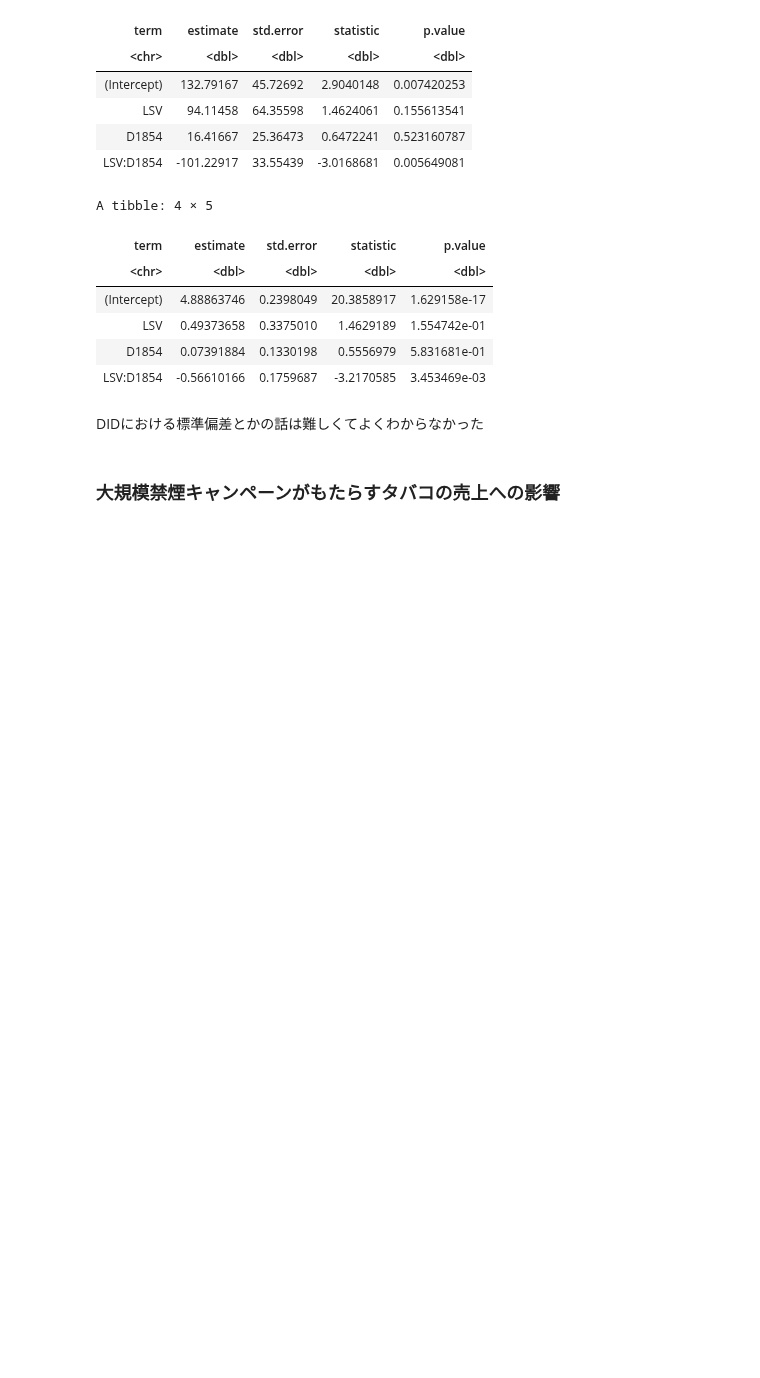
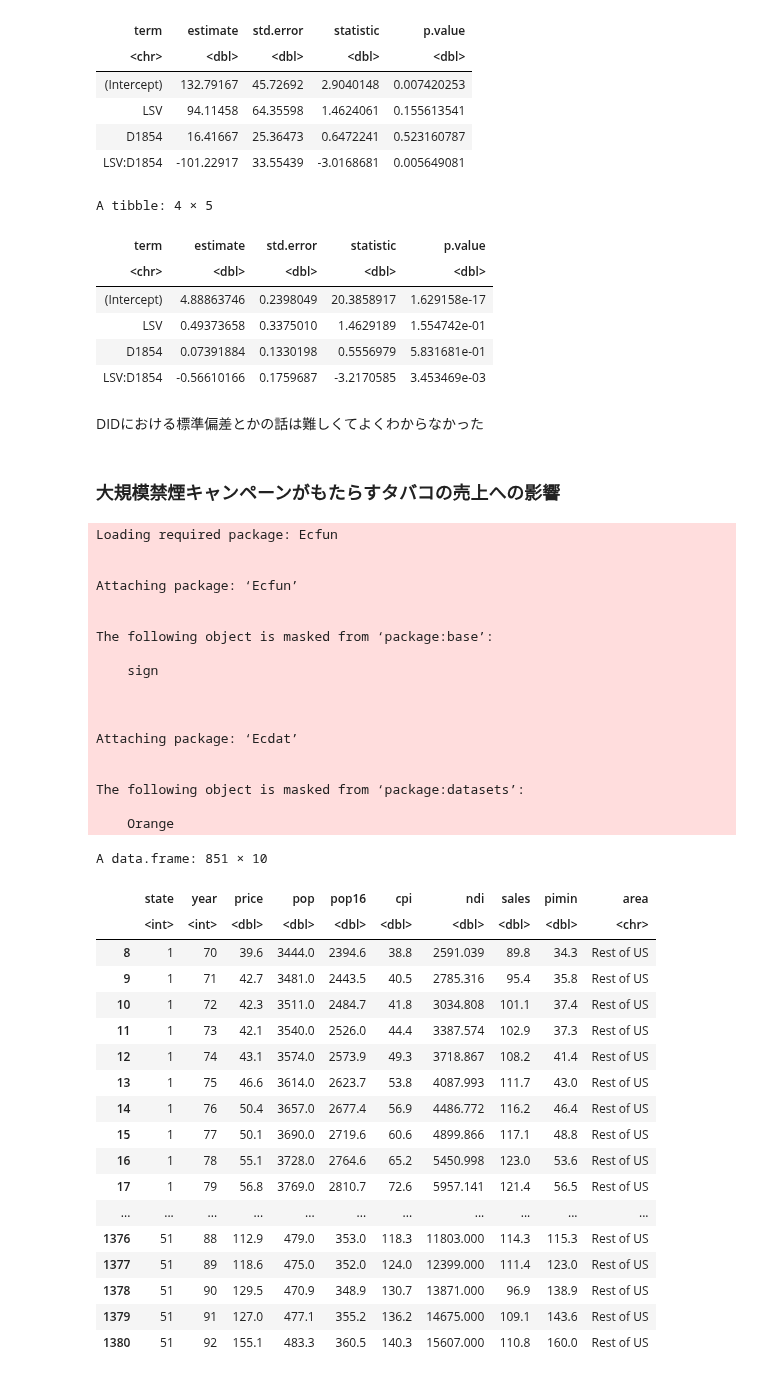
Before and after one commit to masakiaota/study, a Jupyter notebook: cibook/ch4_did.ipynb, the cells around one changed output. Cells and saved outputs as stored; diff of their text form; code cells hidden in the pictures; blank space fills up the shorter version.

```diff
--- a/cibook/ch4_did.ipynb
+++ b/cibook/ch4_did.ipynb
@@ -259,3 +259,61 @@ A tibble: 4 × 5
 DIDにおける標準偏差とかの話は難しくてよくわからなかった
 # %% [markdown]
 ### 大規模禁煙キャンペーンがもたらすタバコの売上への影響
+# %%
+# (6) ライブラリの読み込み
+library("Ecdat")
+
+# (7) Proposition99の分析：集計による分析
+## データの準備
+
+### Common Trend Assumptionの為に分析から特定の州を外す
+### タバコの税金が1988年以降50セント以上上がった州のリスト
+### Alaska, Hawaii, Maryland, Michigan, New Jersey, New York, Washington
+skip_state <- c(3,9,10,22,21,23,31,33,48)
+
+### Cigarデータセットの読み込み
+### skip_stateに含まれる州のデータを削除
+Cigar <- Cigar %>%
+  filter(!state %in% skip_state,
+         year >= 70) %>%
+  mutate(area = if_else(state == 5, "CA", "Rest of US"))
+
+Cigar
+# %% [output]
+Loading required package: Ecfun
+
+
+Attaching package: ‘Ecfun’
+
+
+The following object is masked from ‘package:base’:
+
+    sign
+
+
+
+Attaching package: ‘Ecdat’
+
+
+The following object is masked from ‘package:datasets’:
+
+    Orange
+A data.frame: 851 × 10
+|  | state | year | price | pop | pop16 | cpi | ndi | sales | pimin | area |
+|  | <int> | <int> | <dbl> | <dbl> | <dbl> | <dbl> | <dbl> | <dbl> | <dbl> | <chr> |
+| 8 | 1 | 70 | 39.6 | 3444.0 | 2394.6 | 38.8 | 2591.039 | 89.8 | 34.3 | Rest of US |
+| 9 | 1 | 71 | 42.7 | 3481.0 | 2443.5 | 40.5 | 2785.316 | 95.4 | 35.8 | Rest of US |
+| 10 | 1 | 72 | 42.3 | 3511.0 | 2484.7 | 41.8 | 3034.808 | 101.1 | 37.4 | Rest of US |
+| 11 | 1 | 73 | 42.1 | 3540.0 | 2526.0 | 44.4 | 3387.574 | 102.9 | 37.3 | Rest of US |
+| 12 | 1 | 74 | 43.1 | 3574.0 | 2573.9 | 49.3 | 3718.867 | 108.2 | 41.4 | Rest of US |
+| 13 | 1 | 75 | 46.6 | 3614.0 | 2623.7 | 53.8 | 4087.993 | 111.7 | 43.0 | Rest of US |
+| 14 | 1 | 76 | 50.4 | 3657.0 | 2677.4 | 56.9 | 4486.772 | 116.2 | 46.4 | Rest of US |
+| 15 | 1 | 77 | 50.1 | 3690.0 | 2719.6 | 60.6 | 4899.866 | 117.1 | 48.8 | Rest of US |
+| 16 | 1 | 78 | 55.1 | 3728.0 | 2764.6 | 65.2 | 5450.998 | 123.0 | 53.6 | Rest of US |
+| 17 | 1 | 79 | 56.8 | 3769.0 | 2810.7 | 72.6 | 5957.141 | 121.4 | 56.5 | Rest of US |
+| ... | ... | ... | ... | ... | ... | ... | ... | ... | ... | ... |
+| 1376 | 51 | 88 | 112.9 | 479.0 | 353.0 | 118.3 | 11803.000 | 114.3 | 115.3 | Rest of US |
+| 1377 | 51 | 89 | 118.6 | 475.0 | 352.0 | 124.0 | 12399.000 | 111.4 | 123.0 | Rest of US |
+| 1378 | 51 | 90 | 129.5 | 470.9 | 348.9 | 130.7 | 13871.000 | 96.9 | 138.9 | Rest of US |
+| 1379 | 51 | 91 | 127.0 | 477.1 | 355.2 | 136.2 | 14675.000 | 109.1 | 143.6 | Rest of US |
+| 1380 | 51 | 92 | 155.1 | 483.3 | 360.5 | 140.3 | 15607.000 | 110.8 | 160.0 | Rest of US |
```
Also changed, not shown: parts of 18 cells of this notebook.
